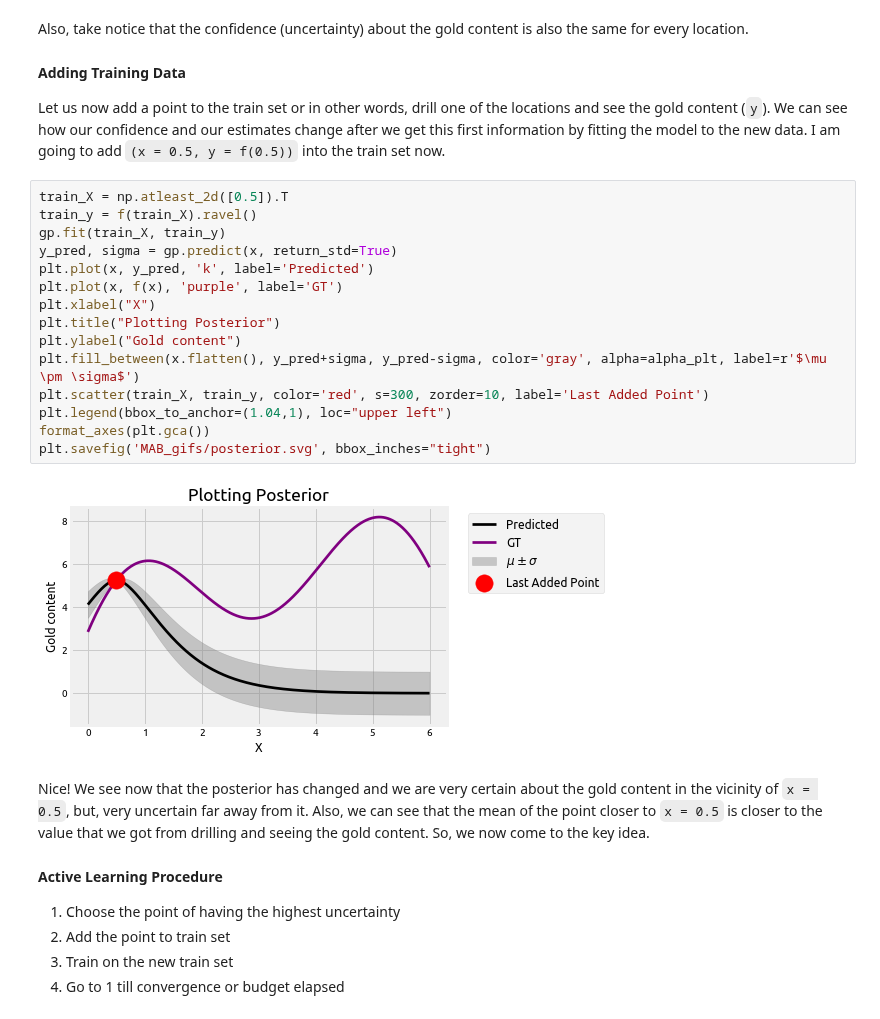
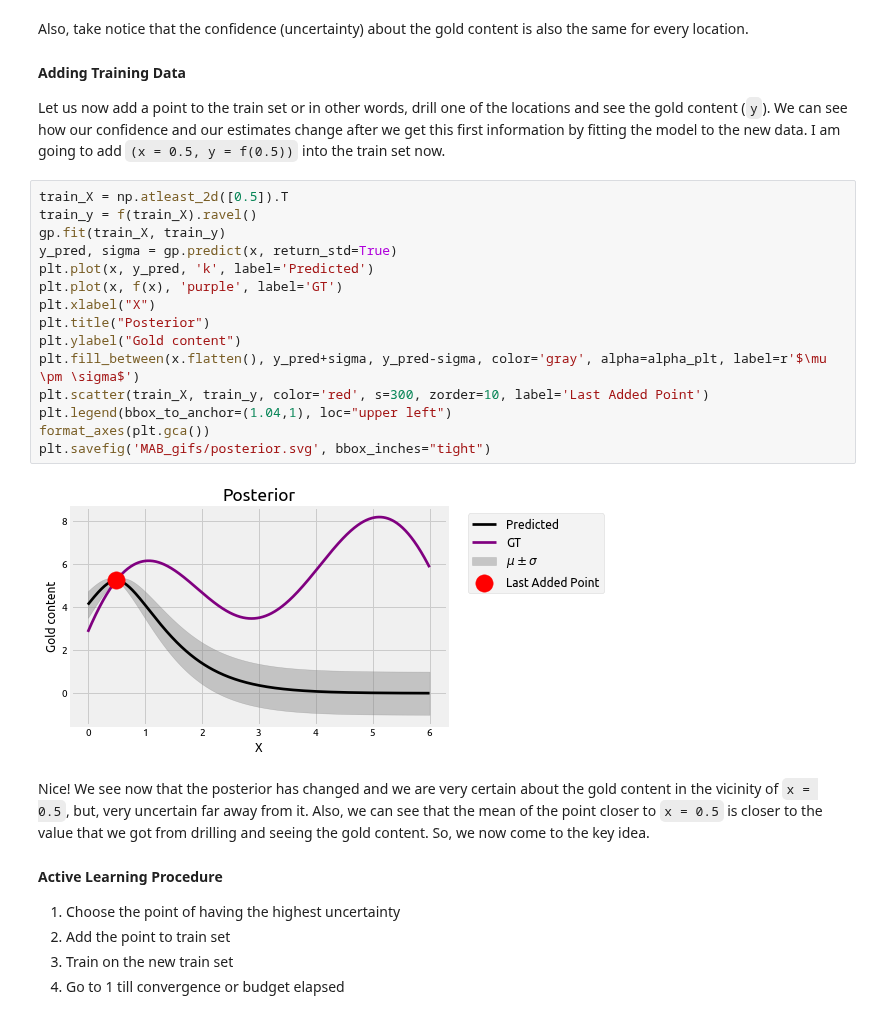
Before and after one commit to distillpub/post--bayesian-optimization, a Jupyter notebook: public/images/bandit-learning-gp.ipynb, the cells around one changed output. Drawn from its saved outputs; the diff is of its cells as text.

```diff
--- a/public/images/bandit-learning-gp.ipynb
+++ b/public/images/bandit-learning-gp.ipynb
@@ -149,20 +149,20 @@ Let us now add a point to the train set or in other words, drill one of the loca
 # %%
 train_X = np.atleast_2d([0.5]).T
 train_y = f(train_X).ravel()
 gp.fit(train_X, train_y)
 y_pred, sigma = gp.predict(x, return_std=True)
 plt.plot(x, y_pred, 'k', label='Predicted')
 plt.plot(x, f(x), 'purple', label='GT')
 plt.xlabel("X")
-plt.title("Plotting Posterior")
+plt.title("Posterior")
 plt.ylabel("Gold content")
 plt.fill_between(x.flatten(), y_pred+sigma, y_pred-sigma, color='gray', alpha=alpha_plt, label=r'$\mu \pm \sigma$')
 plt.scatter(train_X, train_y, color='red', s=300, zorder=10, label='Last Added Point')
 plt.legend(bbox_to_anchor=(1.04,1), loc="upper left")
 format_axes(plt.gca())
 plt.savefig('MAB_gifs/posterior.svg', bbox_inches="tight")
 # %% [output]
-[figure, old version]
+[figure, new version]
 # %% [markdown]
 Nice! We see now that the posterior has changed and we are very certain about the gold content in the vicinity of `x = 0.5`, but, very uncertain far away from it. Also, we can see that the mean of the point closer to `x = 0.5` is closer to the value that we got from drilling and seeing the gold content. So, we now come to the key idea.
 
```
Also changed, not shown: parts of 15 cells of this notebook, 1 other file.
